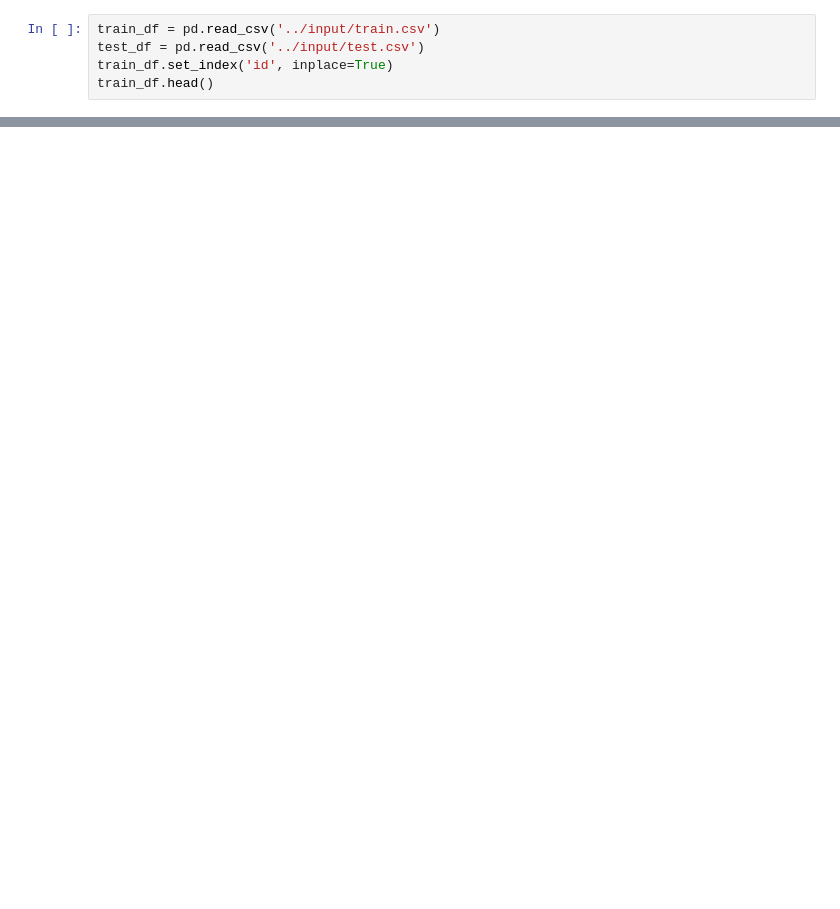
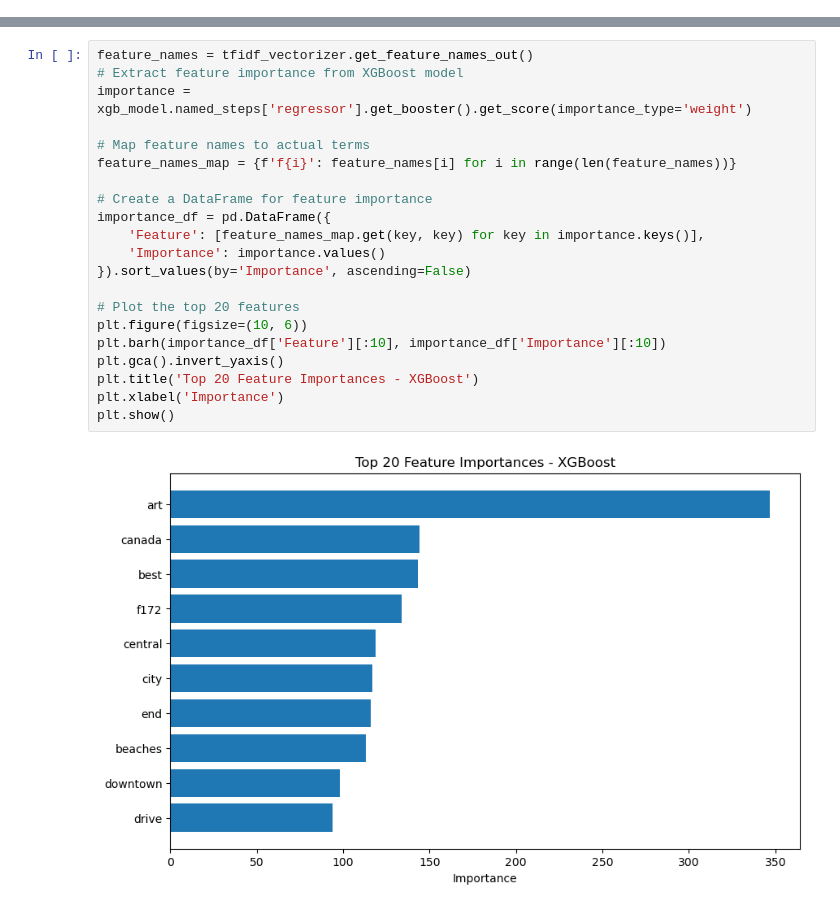
Before and after one commit to shashankhs11/ubc-wids-nov2024, a Jupyter notebook: notebooks/solution.ipynb, the cells around one changed output, grey strips where cells are left out. Cells and saved outputs as stored; diff of their text form; blank space fills up the shorter version.

```diff
--- a/notebooks/solution.ipynb
+++ b/notebooks/solution.ipynb
@@ -4,5 +0,0 @@ import numpy as np
-# %%
-train_df = pd.read_csv('../input/train.csv')
-test_df = pd.read_csv('../input/test.csv')
-train_df.set_index('id', inplace=True)
-train_df.head()
@@ -21,0 +521,23 @@ train_df['name'].iloc[0].split('.')
+# %%
+feature_names = tfidf_vectorizer.get_feature_names_out()
+# Extract feature importance from XGBoost model
+importance = xgb_model.named_steps['regressor'].get_booster().get_score(importance_type='weight')
+
+# Map feature names to actual terms
+feature_names_map = {f'f{i}': feature_names[i] for i in range(len(feature_names))}
+
+# Create a DataFrame for feature importance
+importance_df = pd.DataFrame({
+    'Feature': [feature_names_map.get(key, key) for key in importance.keys()],
+    'Importance': importance.values()
+}).sort_values(by='Importance', ascending=False)
+
+# Plot the top 20 features
+plt.figure(figsize=(10, 6))
+plt.barh(importance_df['Feature'][:10], importance_df['Importance'][:10])
+plt.gca().invert_yaxis()
+plt.title('Top 20 Feature Importances - XGBoost')
+plt.xlabel('Importance')
+plt.show()
+# %% [output]
+[figure, added]
```
Also changed, not shown: parts of 7 cells of this notebook, 10 other files.
